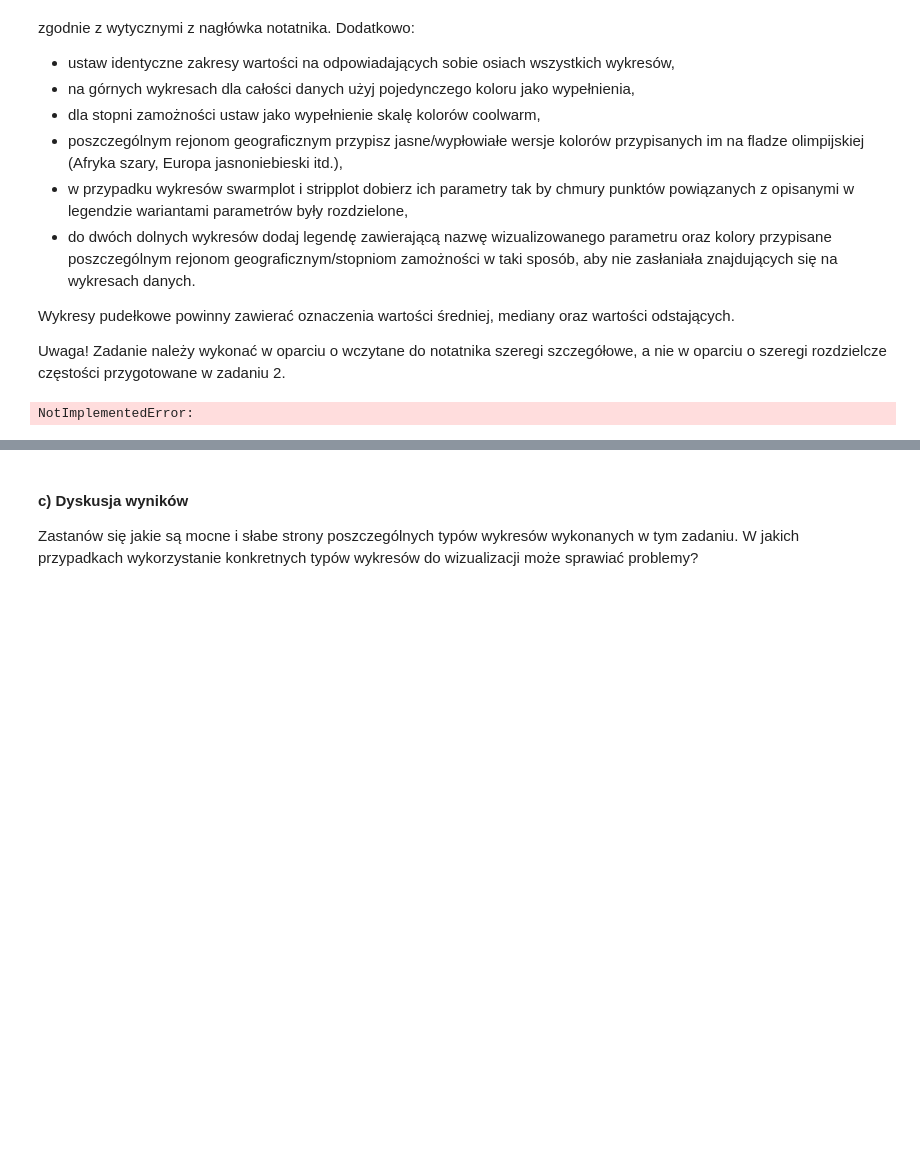
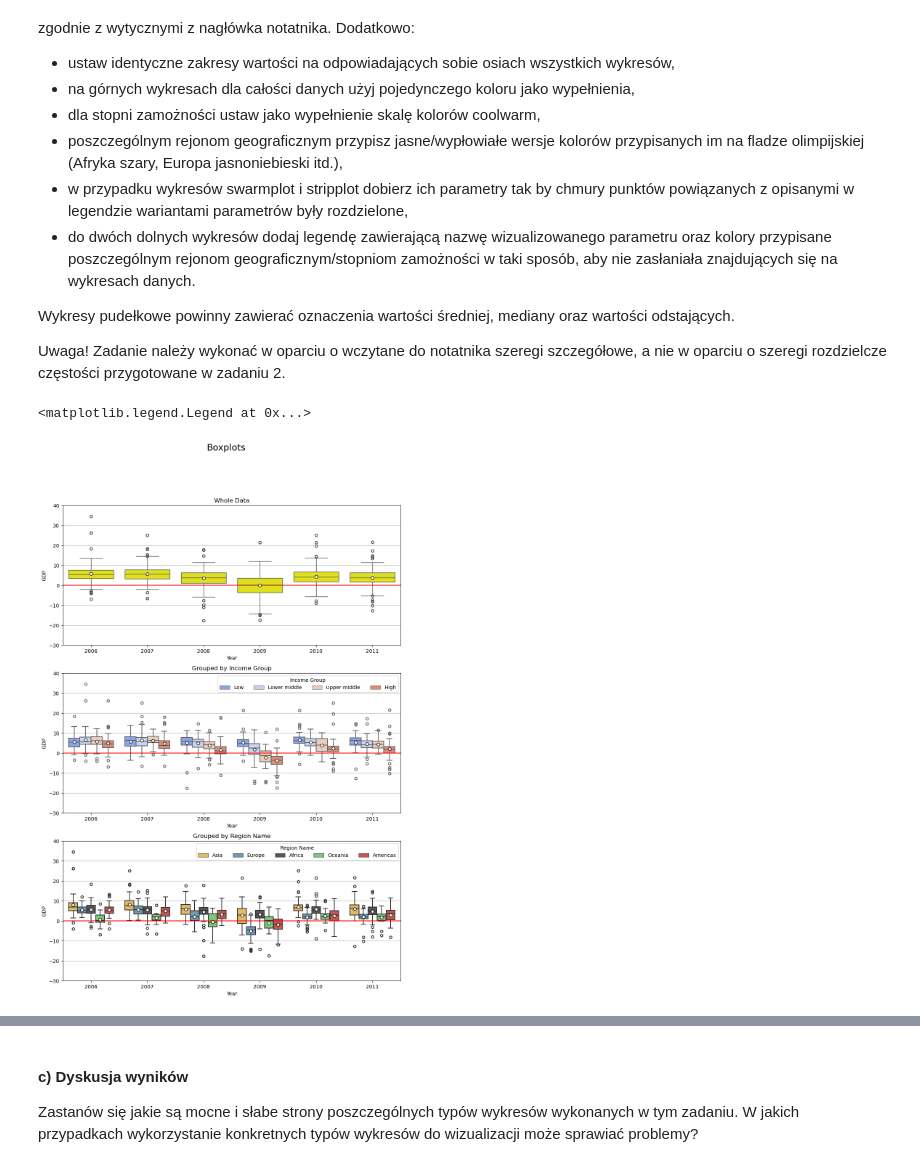
Before and after one commit to kubanskan/AGHCourse-DataAnalysisPython, a Jupyter notebook: Project2-DescriptiveStatisticsPart2/ZZ02_CZ02.ipynb, the cells around one changed output, grey strips where cells are left out. Saved outputs shown, nothing was run; the diff lists cells and outputs as text; code cells hidden in the pictures; blank space fills up the shorter version.

Commit message:
ZZ02_CZ02 boxplot visualization

```diff
--- a/Project2-DescriptiveStatisticsPart2/ZZ02_CZ02.ipynb
+++ b/Project2-DescriptiveStatisticsPart2/ZZ02_CZ02.ipynb
@@ -292,11 +292,37 @@ Wykresy pudełkowe powinny zawierać oznaczenia wartości średniej, mediany ora
 Uwaga! Zadanie należy wykonać w oparciu o wczytane do notatnika szeregi szczegółowe, a nie w oparciu o szeregi rozdzielcze częstości przygotowane w zadaniu 2.
 # %%
 # Boxplot
-# YOUR CODE HERE
 #melt funkcja do zlaczenia tablic, hue
-raise NotImplementedError()
+data_1 = pd.melt(recession_data_1.iloc[:, 3:], var_name='Year', value_name='GDP')
+data_2 = pd.melt(recession_data_1, value_vars=recession_data_1.iloc[:, 3:], id_vars="Income Group", var_name='Year', value_name='GDP')
+data_3 = pd.melt(recession_data_1, value_vars=recession_data_1.iloc[:, 3:], id_vars="Region Name", var_name='Year', value_name='GDP')
+
+fig, ax = plt.subplots(3,1,figsize = (12,17))
+fig.suptitle("Boxplots", fontsize=18)
+
+sns.boxplot(data=data_1, x='Year', y='GDP',  ax=ax[0], color='yellow', linewidth=1, showmeans=True, meanprops={"marker":"o","markerfacecolor":"white","markeredgecolor":"black"}, flierprops={"marker": "o", "markeredgewidth":1.5, "markerfacecolor":'none'})
+ax[0].yaxis.grid(True)
+ax[0].axhline(y=0, color="red")
+ax[0].set_ylim([-30,40])
+ax[0].set_title('Whole Data')
+
+sns.boxplot(data=data_2, x='Year', y='GDP',  ax=ax[1], hue="Income Group", palette='coolwarm', showmeans=True, meanprops={"marker":"o","markerfacecolor":"white","markeredgecolor":"black"}, flierprops={"marker": "o", "markeredgewidth":1.5, "markerfacecolor":'none'})
+ax[1].yaxis.grid(True)
+ax[1].axhline(y=0, color="red")
+ax[1].set_ylim([-30,40])
+ax[1].set_title('Grouped by Income Group')
+ax[1].legend(title="Income Group", ncols=4)
+
+color_palette=["#F9C04F", "#5FA1BD", "#565554", "#70D26D", "#D8453D"]
+sns.boxplot(data=data_3, x='Year', y='GDP',  ax=ax[2], hue="Region Name", palette=color_palette, showmeans=True, meanprops={"marker":"o","markerfacecolor":"white","markeredgecolor":"black"}, flierprops={"marker": "o", "markeredgewidth":1.5, "markerfacecolor":'none'})
+ax[2].yaxis.grid(True)
+ax[2].axhline(y=0, color="red")
+ax[2].set_ylim([-30,40])
+ax[2].set_title('Grouped by Region Name')
+ax[2].legend(title="Region Name", ncols=5)
 # %% [output]
-NotImplementedError:
+<matplotlib.legend.Legend at 0x...>
+[figure, added]
 # %%
 # Violinplot
 # YOUR CODE HERE
```
Also changed, not shown: parts of 1 cell of this notebook.
